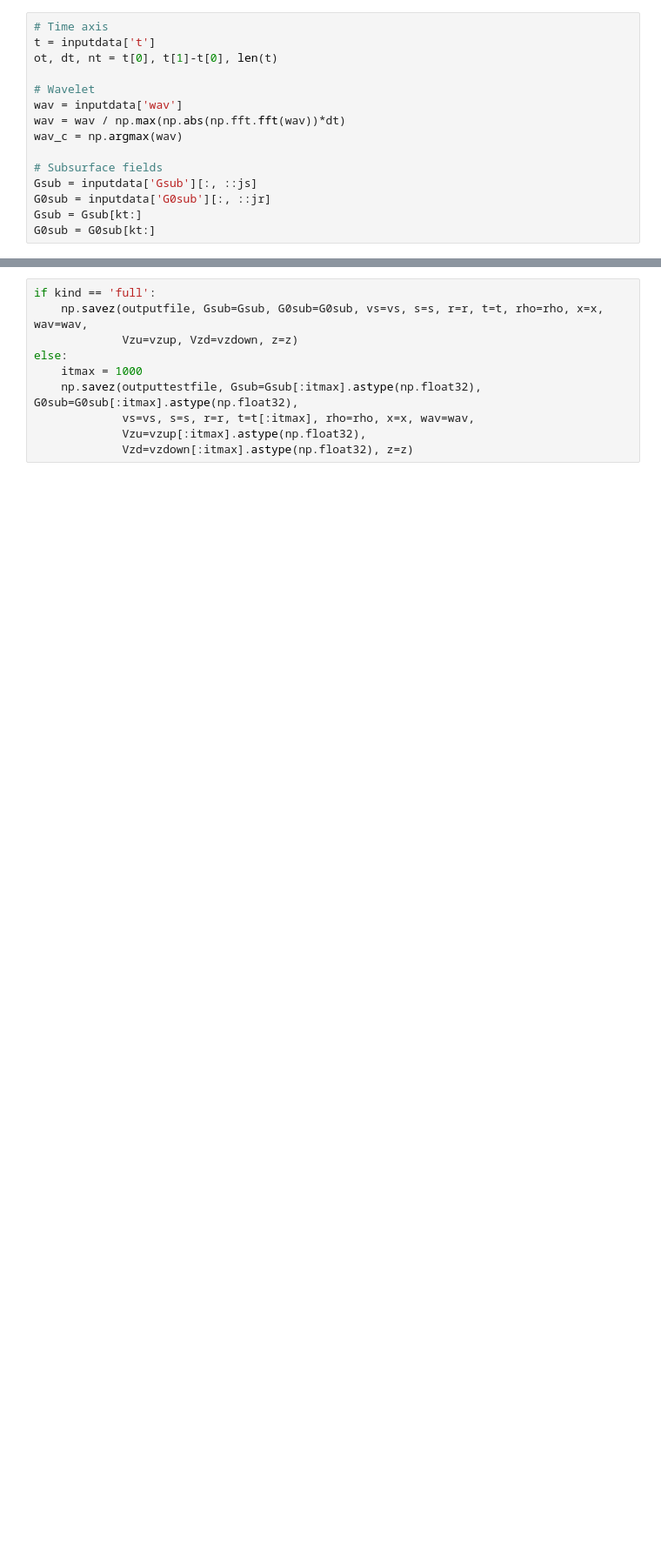
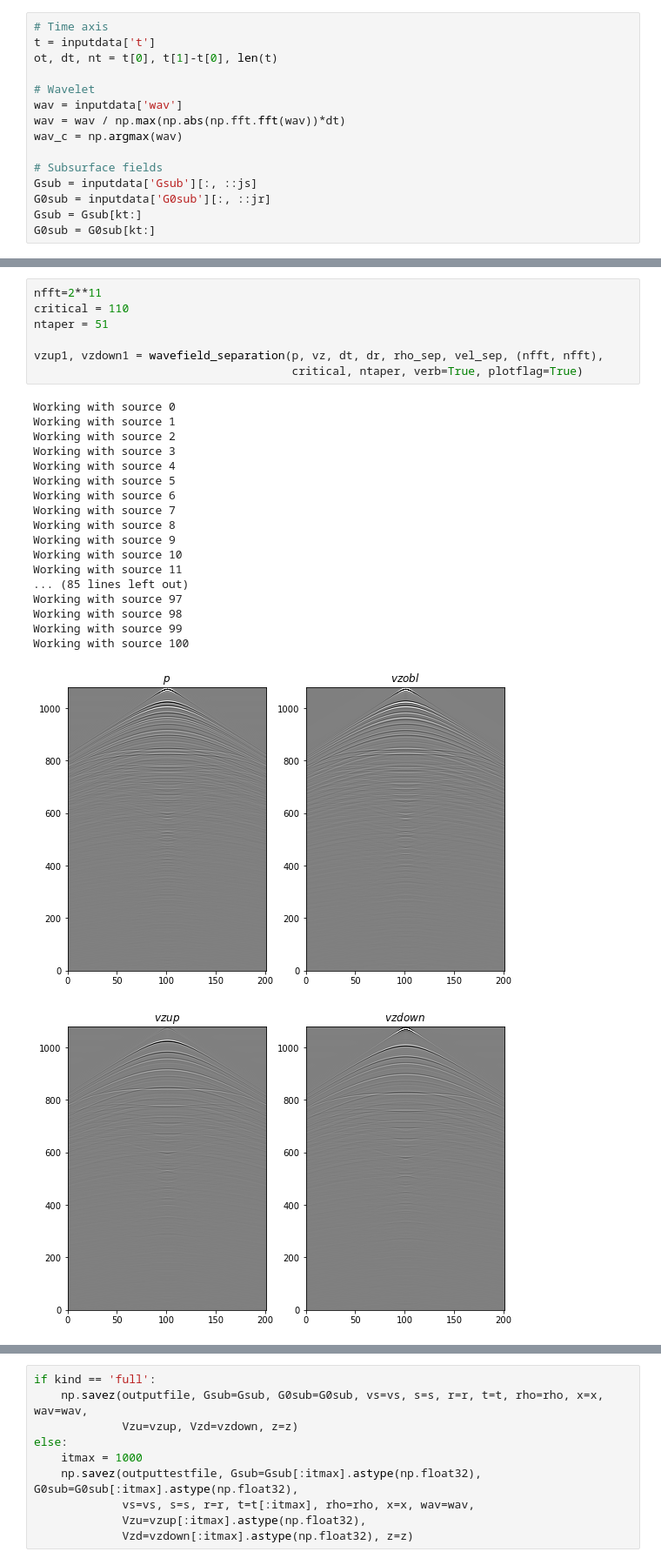
Before and after one commit to DIG-Kaust/pymarchenko, a Jupyter notebook: notebooks/Rayleigh_Marchenko_wavsep.ipynb, the cells around one changed output, grey strips where cells are left out. Shown at 87% size. Saved outputs shown, nothing was run; the diff lists cells and outputs as text; blank space fills up the shorter version.

```diff
--- a/notebooks/Rayleigh_Marchenko_wavsep.ipynb
+++ b/notebooks/Rayleigh_Marchenko_wavsep.ipynb
@@ -207,0 +185,27 @@ Working with source 100
+# %%
+nfft=2**11
+critical = 110
+ntaper = 51
+
+vzup1, vzdown1 = wavefield_separation(p, vz, dt, dr, rho_sep, vel_sep, (nfft, nfft),
+                                      critical, ntaper, verb=True, plotflag=True)
+# %% [output]
+Working with source 0
+Working with source 1
+Working with source 2
+Working with source 3
+Working with source 4
+Working with source 5
+Working with source 6
+Working with source 7
+Working with source 8
+Working with source 9
+Working with source 10
+Working with source 11
+... (85 lines left out)
+Working with source 97
+Working with source 98
+Working with source 99
+Working with source 100
+[figure, added]
+[figure, added]
```
Also changed, not shown: parts of 5 cells of this notebook, 2 other files.
